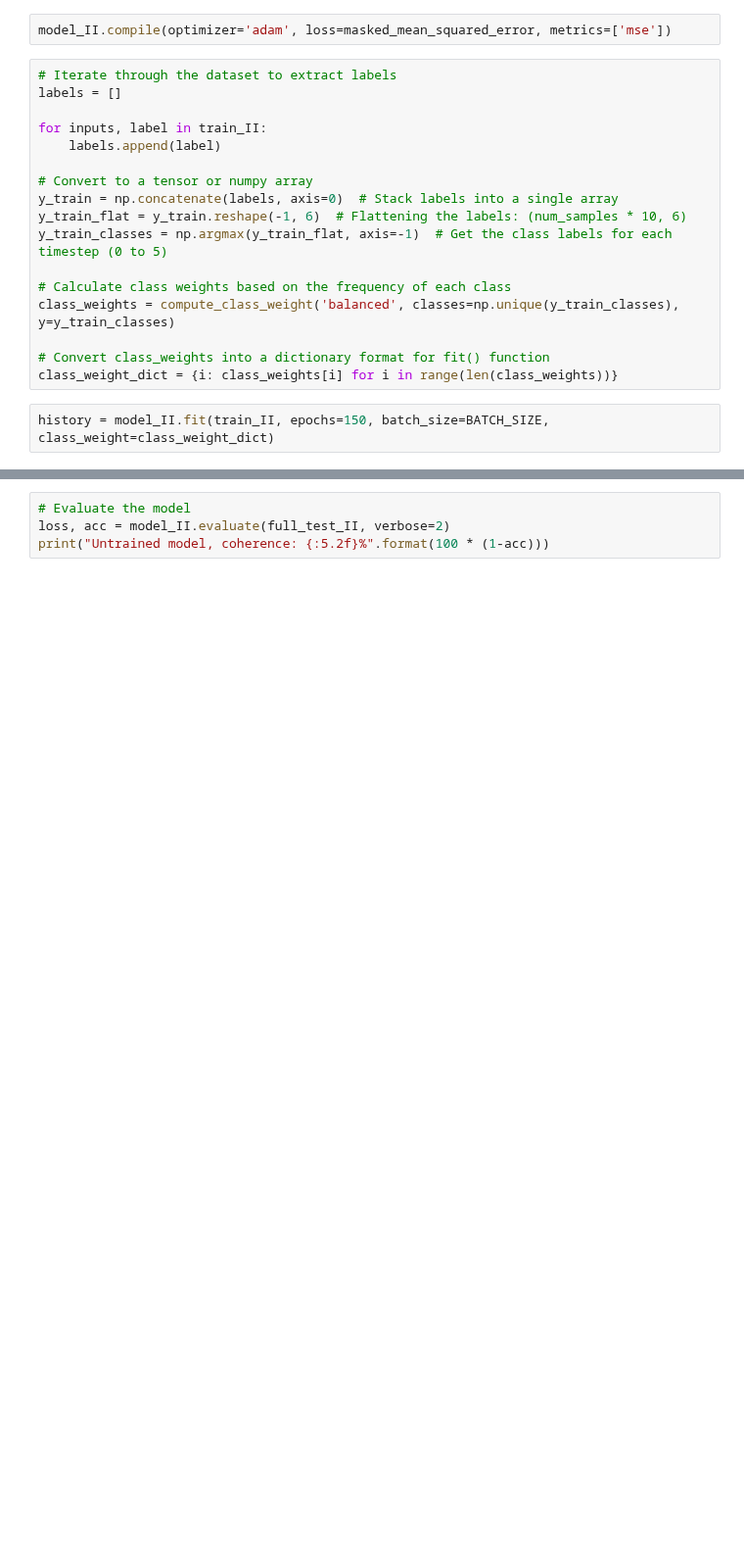
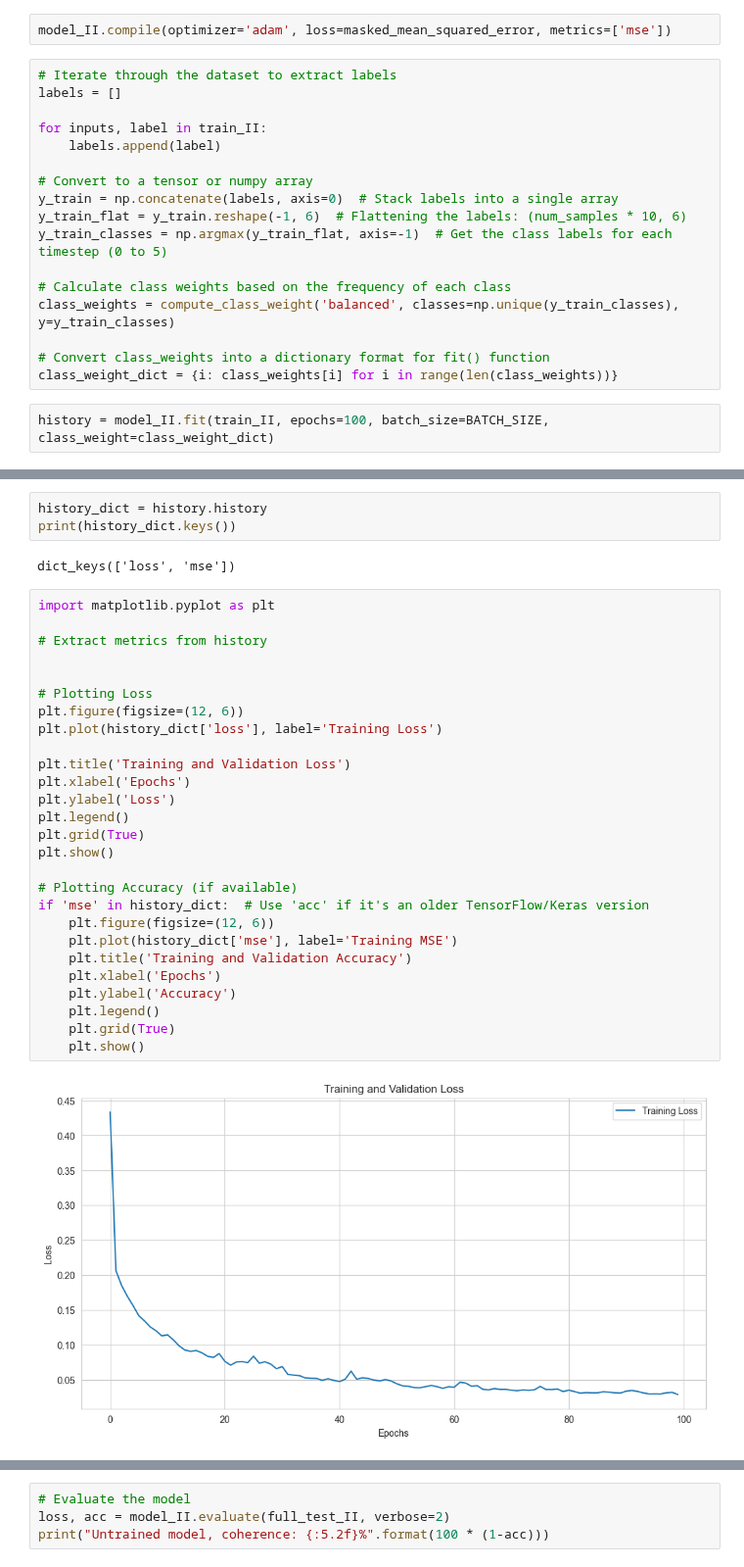
Before and after one commit to Azirral/de-face-recognition, a Jupyter notebook: Models.ipynb, the cells around one changed output, grey strips where cells are left out. Shown at 98% size. Drawn from its saved outputs; the diff is of its cells as text; blank space fills up the shorter version.

Commit message:
Trying to fix model 2

```diff
--- a/Models.ipynb
+++ b/Models.ipynb
@@ -444,5 +444,5 @@ class_weights = compute_class_weight('balanced', classes=np.unique(y_train_class
 # Convert class_weights into a dictionary format for fit() function
 class_weight_dict = {i: class_weights[i] for i in range(len(class_weights))}
 # %%
-history = model_II.fit(train_II, epochs=150, batch_size=BATCH_SIZE, class_weight=class_weight_dict)
+history = model_II.fit(train_II, epochs=100, batch_size=BATCH_SIZE, class_weight=class_weight_dict)
 # %% [output]
@@ -483,3 +482,37 @@ Model: "sequential_13"
  Trainable params: 307,494 (1.17 MB)
  Non-trainable params: 0 (0.00 B)
  Optimizer params: 614,990 (2.35 MB)
+# %%
+history_dict = history.history
+print(history_dict.keys())
+# %% [output]
+dict_keys(['loss', 'mse'])
+# %%
+import matplotlib.pyplot as plt
+
+# Extract metrics from history
+
+
+# Plotting Loss
+plt.figure(figsize=(12, 6))
+plt.plot(history_dict['loss'], label='Training Loss')
+
+plt.title('Training and Validation Loss')
+plt.xlabel('Epochs')
+plt.ylabel('Loss')
+plt.legend()
+plt.grid(True)
+plt.show()
+
+# Plotting Accuracy (if available)
+if 'mse' in history_dict:  # Use 'acc' if it's an older TensorFlow/Keras version
+    plt.figure(figsize=(12, 6))
+    plt.plot(history_dict['mse'], label='Training MSE')
+    plt.title('Training and Validation Accuracy')
+    plt.xlabel('Epochs')
+    plt.ylabel('Accuracy')
+    plt.legend()
+    plt.grid(True)
+    plt.show()
+# %% [output]
+[figure, added]
```
Also changed, not shown: parts of 8 cells of this notebook.
